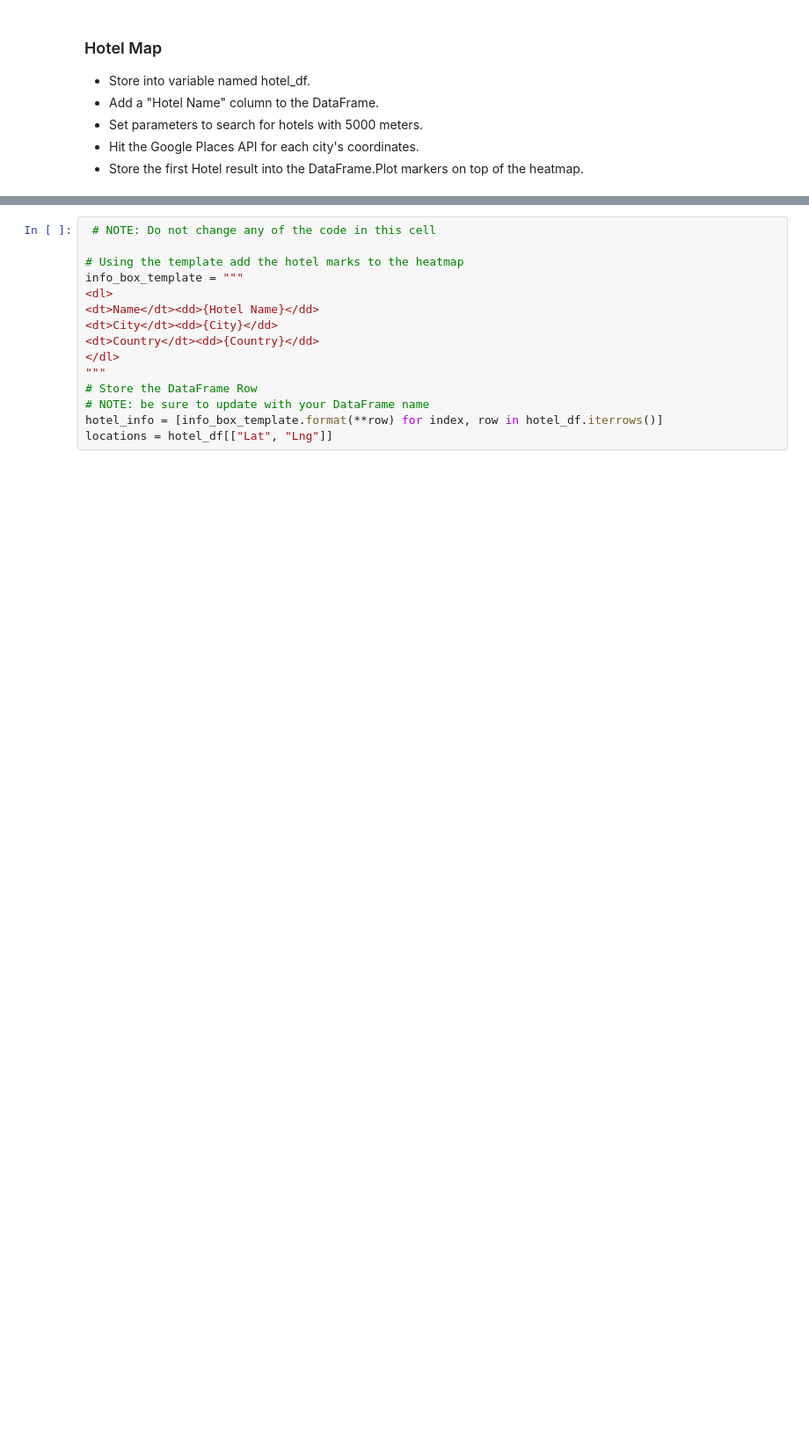
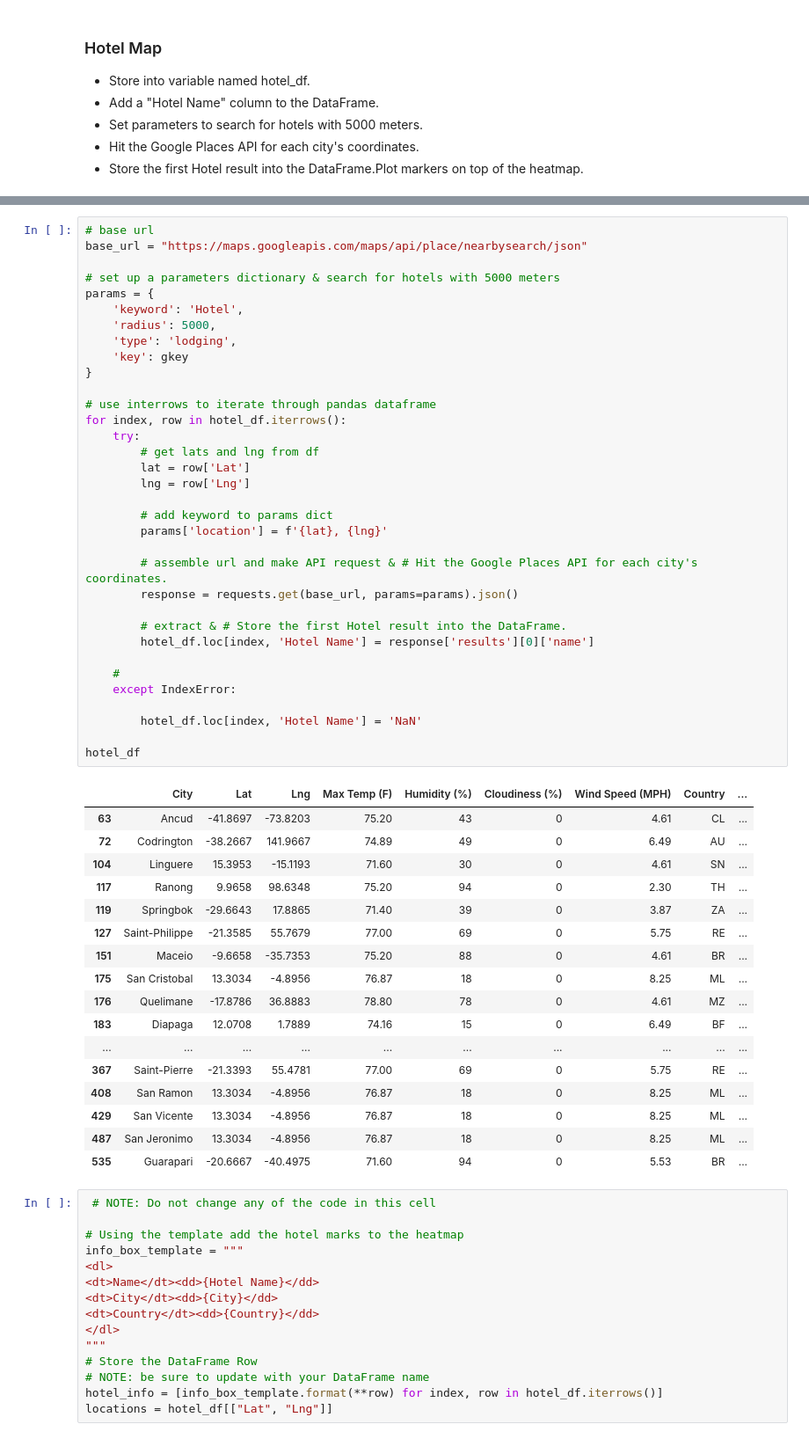
Before and after one commit to chiiliensun/PythonAPIs, a Jupyter notebook: VacationPy/VacationPy.ipynb, the cells around one changed output, grey strips where cells are left out. Shown: that part at 88% size. Drawn from its saved outputs; the diff is of its cells as text; blank space fills up the shorter version.

```diff
--- a/VacationPy/VacationPy.ipynb
+++ b/VacationPy/VacationPy.ipynb
@@ -82,3 +133,55 @@ Figure(layout=FigureLayout(border='1px solid black', height='300px', margin='0 a
+# %%
+# base url
+base_url = "https://maps.googleapis.com/maps/api/place/nearbysearch/json"
+
+# set up a parameters dictionary & search for hotels with 5000 meters
+params = {
+    'keyword': 'Hotel',
+    'radius': 5000,
+    'type': 'lodging',
+    'key': gkey
+}
+
+# use interrows to iterate through pandas dataframe
+for index, row in hotel_df.iterrows():
+    try:
+        # get lats and lng from df
+        lat = row['Lat']
+        lng = row['Lng']
+
+        # add keyword to params dict
+        params['location'] = f'{lat}, {lng}'
+
+        # assemble url and make API request & # Hit the Google Places API for each city's coordinates.
+        response = requests.get(base_url, params=params).json()
+
+        # extract & # Store the first Hotel result into the DataFrame.
+        hotel_df.loc[index, 'Hotel Name'] = response['results'][0]['name']
+
+    #
+    except IndexError:
+
+        hotel_df.loc[index, 'Hotel Name'] = 'NaN'
+
+hotel_df
+# %% [output]
+|  | City | Lat | Lng | Max Temp (F) | Humidity (%) | Cloudiness (%) | Wind Speed (MPH) | Country | ... |
+| 63 | Ancud | -41.8697 | -73.8203 | 75.20 | 43 | 0 | 4.61 | CL | ... |
+| 72 | Codrington | -38.2667 | 141.9667 | 74.89 | 49 | 0 | 6.49 | AU | ... |
+| 104 | Linguere | 15.3953 | -15.1193 | 71.60 | 30 | 0 | 4.61 | SN | ... |
+| 117 | Ranong | 9.9658 | 98.6348 | 75.20 | 94 | 0 | 2.30 | TH | ... |
+| 119 | Springbok | -29.6643 | 17.8865 | 71.40 | 39 | 0 | 3.87 | ZA | ... |
+| 127 | Saint-Philippe | -21.3585 | 55.7679 | 77.00 | 69 | 0 | 5.75 | RE | ... |
+| 151 | Maceio | -9.6658 | -35.7353 | 75.20 | 88 | 0 | 4.61 | BR | ... |
+| 175 | San Cristobal | 13.3034 | -4.8956 | 76.87 | 18 | 0 | 8.25 | ML | ... |
+| 176 | Quelimane | -17.8786 | 36.8883 | 78.80 | 78 | 0 | 4.61 | MZ | ... |
+| 183 | Diapaga | 12.0708 | 1.7889 | 74.16 | 15 | 0 | 6.49 | BF | ... |
+| ... | ... | ... | ... | ... | ... | ... | ... | ... | ... |
+| 367 | Saint-Pierre | -21.3393 | 55.4781 | 77.00 | 69 | 0 | 5.75 | RE | ... |
+| 408 | San Ramon | 13.3034 | -4.8956 | 76.87 | 18 | 0 | 8.25 | ML | ... |
+| 429 | San Vicente | 13.3034 | -4.8956 | 76.87 | 18 | 0 | 8.25 | ML | ... |
+| 487 | San Jeronimo | 13.3034 | -4.8956 | 76.87 | 18 | 0 | 8.25 | ML | ... |
+| 535 | Guarapari | -20.6667 | -40.4975 | 71.60 | 94 | 0 | 5.53 | BR | ... |
 # %%
  # NOTE: Do not change any of the code in this cell
 
```
Also changed, not shown: parts of 6 cells of this notebook, 1 other file.
